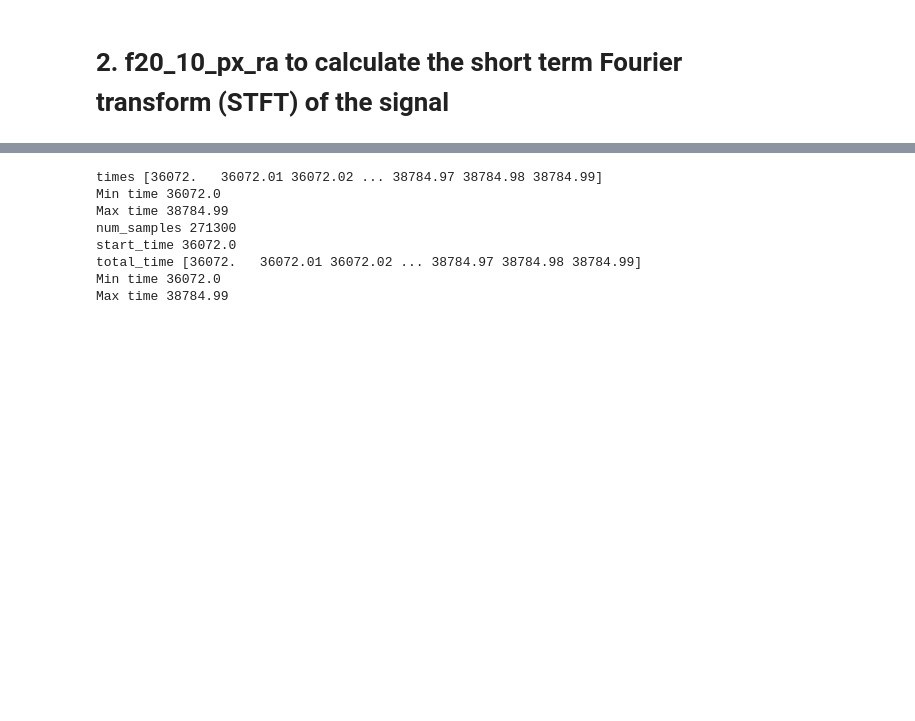
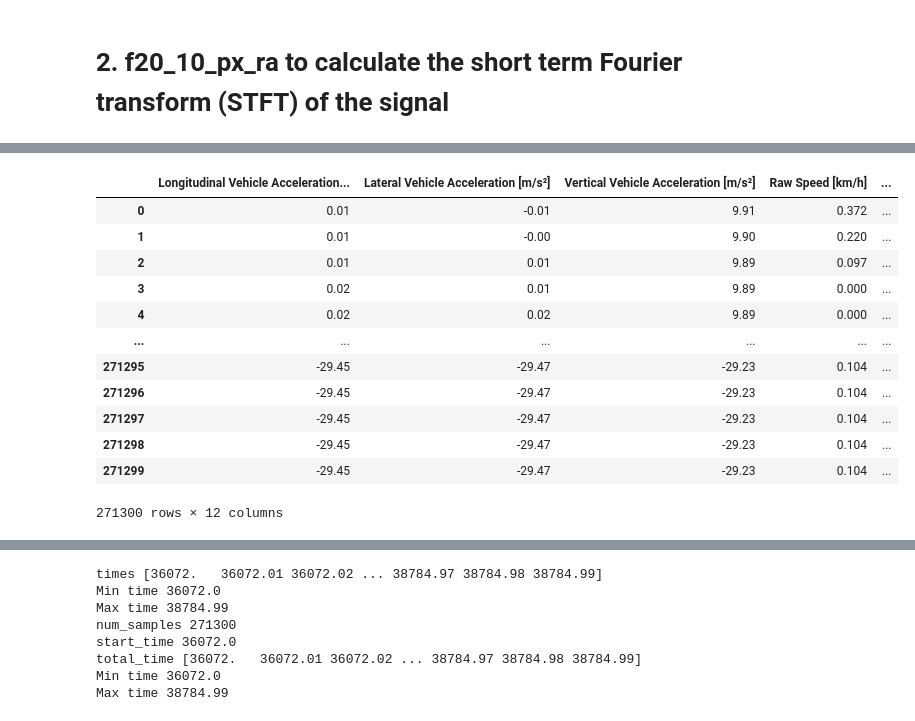
Before and after one commit to jdpinedaj/signals_track_maintenance, a Jupyter notebook: notebooks/1_test_short_term_fourier_transform.ipynb, the cells around one changed output, grey strips where cells are left out. Cells and saved outputs as stored; diff of their text form; code cells hidden in the pictures; blank space fills up the shorter version.

```diff
--- a/notebooks/1_test_short_term_fourier_transform.ipynb
+++ b/notebooks/1_test_short_term_fourier_transform.ipynb
@@ -150,0 +152,60 @@ plot_stft_results(
+# %%
+# Define the mapping of old column names to new column names
+column_rename_map = {
+    "acc_long_veh_ms2": "Longitudinal Vehicle Acceleration [m/s²]",
+    "acc_lat_veh_ms2": "Lateral Vehicle Acceleration [m/s²]",
+    "acc_vert_veh_ms2": "Vertical Vehicle Acceleration [m/s²]",
+    "speed_raw_kmh": "Raw Speed [km/h]",
+    "acc_vert_left_axle_box_ms2": "Vertical Left Axle Box Acceleration [m/s²]",
+    "acc_vert_right_axle_box_ms2": "Vertical Right Axle Box Acceleration [m/s²]",
+    "acc_lat_axle_box_ms2": "Lateral Axle Box Acceleration [m/s²]",
+    "acc_lat_bogie_ms2": "Lateral Bogie Acceleration [m/s²]",
+    "timestamp_s": "Timestamp [s]",
+    "distance_travelled_m": "Distance Traveled [m]",
+    "kilometer_ref_no_fixed_km": "Unfixed Kilometer Reference [km]",
+    "kilometer_ref_fixed_km": "Fixed Kilometer Reference [km]",
+}
+
+# Create copy
+df_mat_organized = df_mat.copy()
+
+# Drop 'kilometer_ref_no_fixed_km' and rename columns
+# df_mat_organized.drop(columns=['kilometer_ref_no_fixed_km'], inplace=True)
+df_mat_organized.rename(columns=column_rename_map, inplace=True)
+
+# Apply specific rounding rules
+df_mat_organized["Timestamp [s]"] = df_mat_organized["Timestamp [s]"].round(2)
+df_mat_organized["Raw Speed [km/h]"] = df_mat_organized["Raw Speed [km/h]"].round(3)
+df_mat_organized["Distance Traveled [m]"] = df_mat_organized[
+    "Distance Traveled [m]"
+].apply(lambda x: f"{x:.2e}")
+
+# Round all acceleration columns to 2 decimals
+acceleration_columns = [
+    "Longitudinal Vehicle Acceleration [m/s²]",
+    "Lateral Vehicle Acceleration [m/s²]",
+    "Vertical Vehicle Acceleration [m/s²]",
+    "Vertical Left Axle Box Acceleration [m/s²]",
+    "Vertical Right Axle Box Acceleration [m/s²]",
+    "Lateral Axle Box Acceleration [m/s²]",
+    "Lateral Bogie Acceleration [m/s²]",
+    "Unfixed Kilometer Reference [km]",
+    "Fixed Kilometer Reference [km]",
+]
+df_mat_organized[acceleration_columns] = df_mat_organized[acceleration_columns].round(2)
+
+df_mat_organized
+# %% [output]
+|  | Longitudinal Vehicle Acceleration... | Lateral Vehicle Acceleration [m/s²] | Vertical Vehicle Acceleration [m/s²] | Raw Speed [km/h] | ... |
+| 0 | 0.01 | -0.01 | 9.91 | 0.372 | ... |
+| 1 | 0.01 | -0.00 | 9.90 | 0.220 | ... |
+| 2 | 0.01 | 0.01 | 9.89 | 0.097 | ... |
+| 3 | 0.02 | 0.01 | 9.89 | 0.000 | ... |
+| 4 | 0.02 | 0.02 | 9.89 | 0.000 | ... |
+| ... | ... | ... | ... | ... | ... |
+| 271295 | -29.45 | -29.47 | -29.23 | 0.104 | ... |
+| 271296 | -29.45 | -29.47 | -29.23 | 0.104 | ... |
+| 271297 | -29.45 | -29.47 | -29.23 | 0.104 | ... |
+| 271298 | -29.45 | -29.47 | -29.23 | 0.104 | ... |
+| 271299 | -29.45 | -29.47 | -29.23 | 0.104 | ... |
+271300 rows × 12 columns
```
Also changed, not shown: parts of 3 cells of this notebook, 4 other files.
